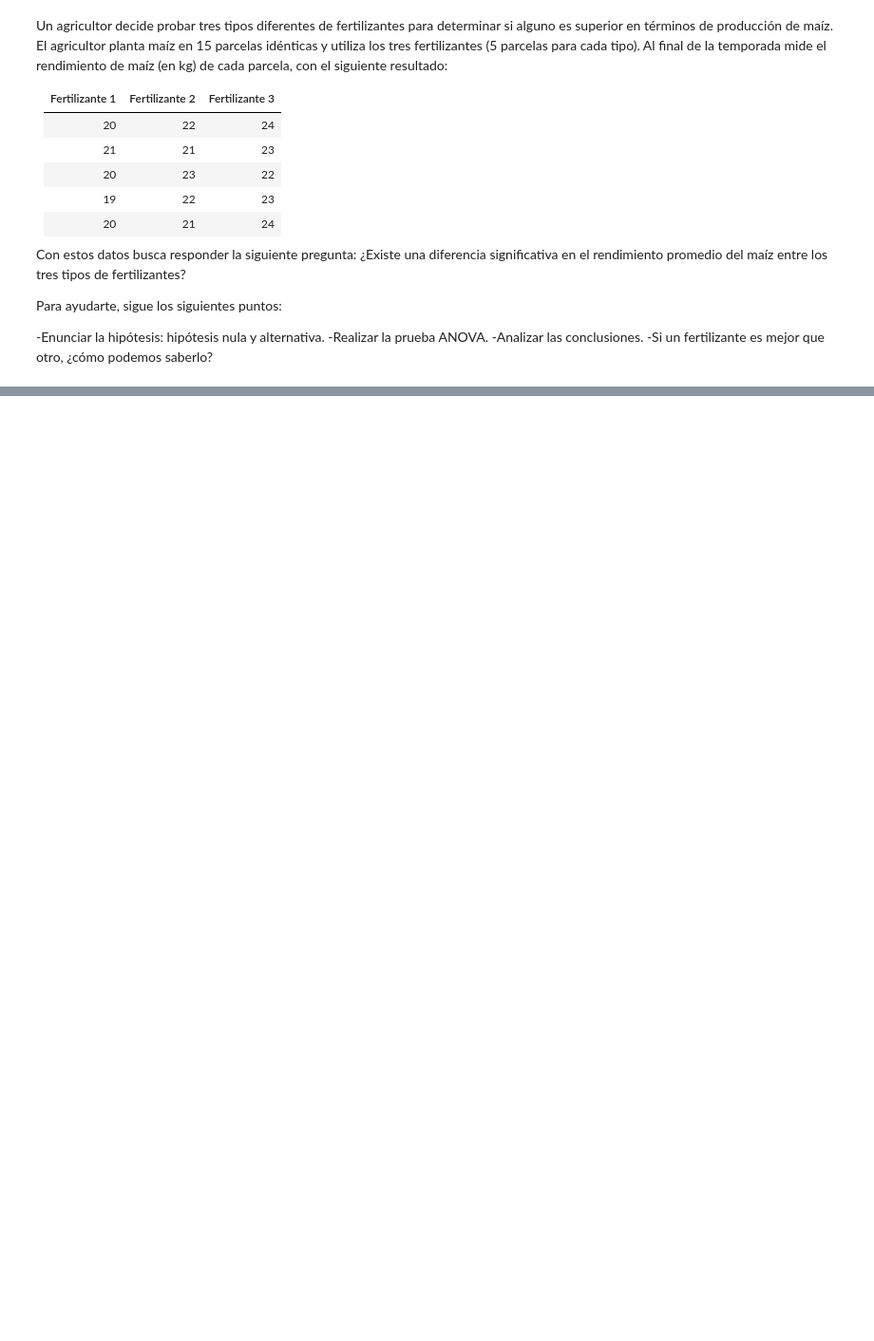
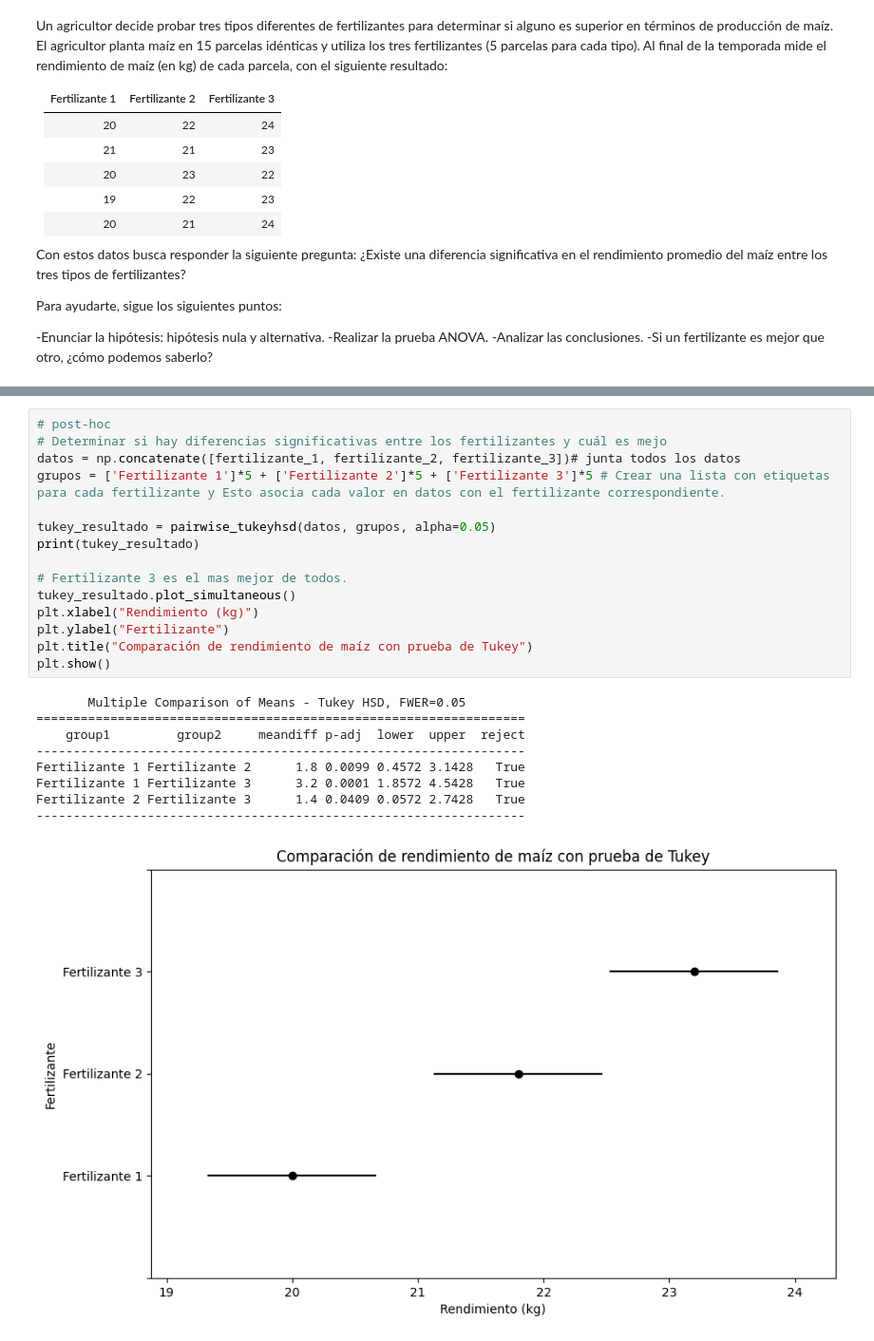
Before and after one commit to 4GeeksAcademy/Jose-Luis-M-Pruebas-de-Hip-tesis-, a Jupyter notebook: notebook/problems.es.ipynb, the cells around one changed output, grey strips where cells are left out. Shown: that part at 95% size. Drawn from its saved outputs; the diff is of its cells as text; blank space fills up the shorter version.

```diff
--- a/notebook/problems.es.ipynb
+++ b/notebook/problems.es.ipynb
@@ -124,0 +160,25 @@ Conclusión: Rechazamos H₀
+# %%
+# post-hoc
+# Determinar si hay diferencias significativas entre los fertilizantes y cuál es mejo
+datos = np.concatenate([fertilizante_1, fertilizante_2, fertilizante_3])# junta todos los datos
+grupos = ['Fertilizante 1']*5 + ['Fertilizante 2']*5 + ['Fertilizante 3']*5 # Crear una lista con etiquetas para cada fertilizante y Esto asocia cada valor en datos con el fertilizante correspondiente.
+
+tukey_resultado = pairwise_tukeyhsd(datos, grupos, alpha=0.05)
+print(tukey_resultado)
+
+# Fertilizante 3 es el mas mejor de todos.
+tukey_resultado.plot_simultaneous()
+plt.xlabel("Rendimiento (kg)")
+plt.ylabel("Fertilizante")
+plt.title("Comparación de rendimiento de maíz con prueba de Tukey")
+plt.show()
+# %% [output]
+       Multiple Comparison of Means - Tukey HSD, FWER=0.05
+==================================================================
+    group1         group2     meandiff p-adj  lower  upper  reject
+------------------------------------------------------------------
+Fertilizante 1 Fertilizante 2      1.8 0.0099 0.4572 3.1428   True
+Fertilizante 1 Fertilizante 3      3.2 0.0001 1.8572 4.5428   True
+Fertilizante 2 Fertilizante 3      1.4 0.0409 0.0572 2.7428   True
+------------------------------------------------------------------
+[figure, added]
```
Also changed, not shown: parts of 5 cells of this notebook.
